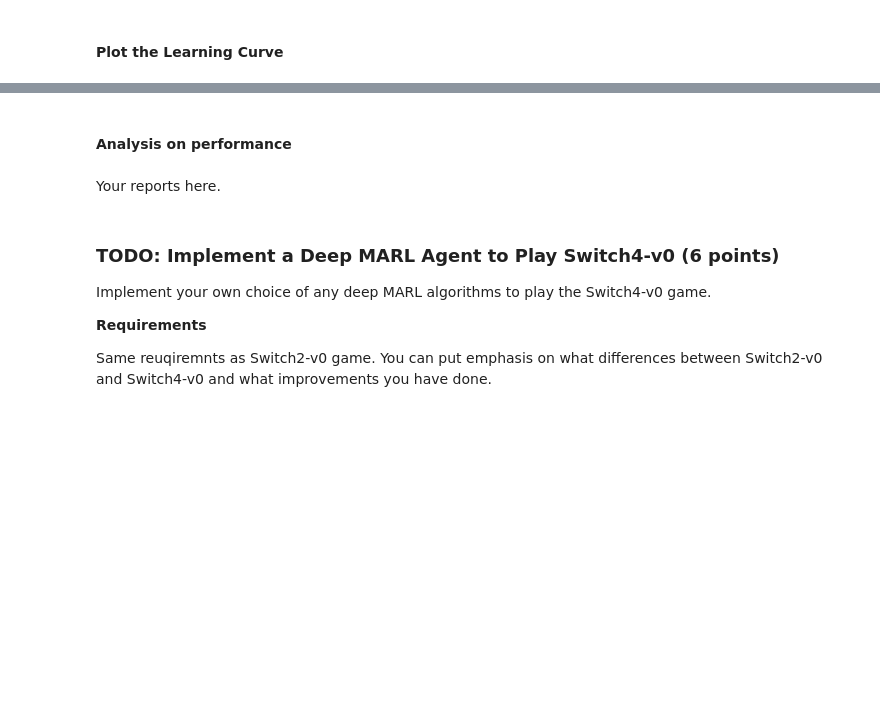
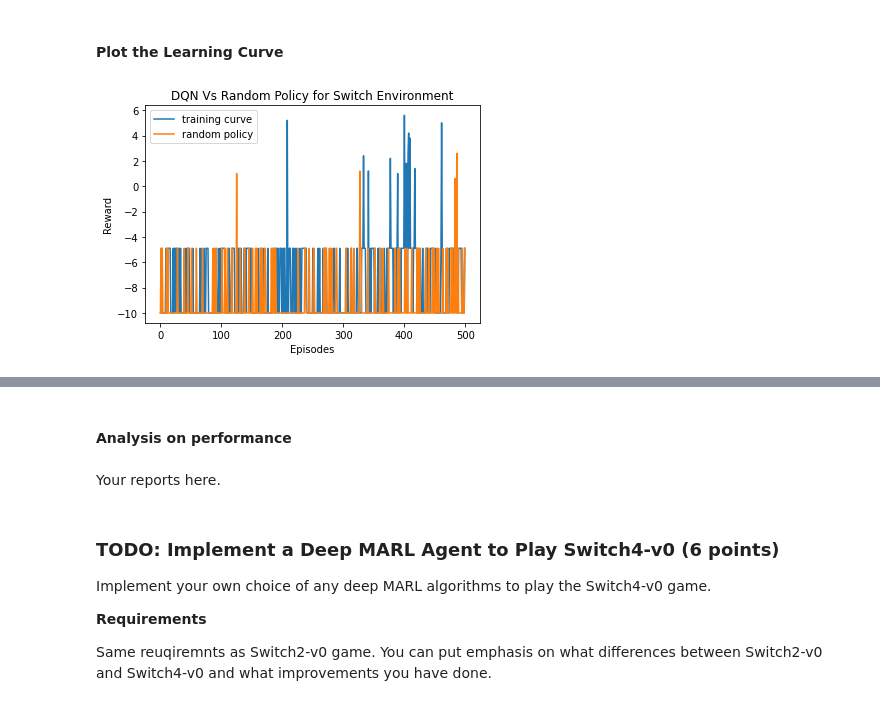
Before and after one commit to apof/Multi-Agent-RL, a Jupyter notebook: COMP0124_MAAI_2021_Individual_CW_Public.ipynb, the cells around one changed output, grey strips where cells are left out. Saved outputs shown, nothing was run; the diff lists cells and outputs as text; code cells hidden in the pictures; blank space fills up the shorter version.

```diff
--- a/COMP0124_MAAI_2021_Individual_CW_Public.ipynb
+++ b/COMP0124_MAAI_2021_Individual_CW_Public.ipynb
@@ -1243,0 +1623,33 @@ Implement your own choice of any deep MARL algorithms to play the Switch2-v0 gam
+# %%
+batch_size = 128
+gamma = 0.999
+eps_start = 1
+eps_end = 0.01
+eps_decay = 0.001
+target_update = 10
+memory_size = 1000000
+lr = 0.001
+num_episodes = 500
+agents_num = 2
+# %%
+device = torch.device("cuda" if torch.cuda.is_available() else "cpu")
+# %%
+env_name = "Switch2-v0"
+environment = SwitchManager(device,env_name)
+strategy = EpsilonGreedyStrategy(eps_start, eps_end, eps_decay)
+# %%
+agents = []
+memories = []
+policy_nets = []
+target_nets = []
+optimizers = []
+for i in range(agents_num):
+  agents.append(Agent(strategy, environment.num_actions_available(), device))
+  memories.append(ReplayMemory(memory_size))
+
+### define the policy and the target network
+policy_net = DQN().to(device)
+target_net = DQN().to(device)
+target_net.load_state_dict(policy_net.state_dict())
+target_net.eval()
+optimizer = optim.Adam(params=policy_net.parameters(), lr=lr)
@@ -1244,2 +1744,12 @@ Implement your own choice of any deep MARL algorithms to play the Switch2-v0 gam
 # %% [markdown]
 #### Plot the Learning Curve
+# %%
+train_plot=plt.plot(episode_list,reward_list,label="training curve")
+random_policy=plt.plot(episodes_list,episodes_reward,label="random policy")
+plt.legend()
+plt.title("DQN Vs Random Policy for Switch Environment")
+plt.xlabel("Episodes")
+plt.ylabel("Reward")
+plt.show()
+# %% [output]
+[figure, added]
```
Also changed, not shown: parts of 23 cells of this notebook.
